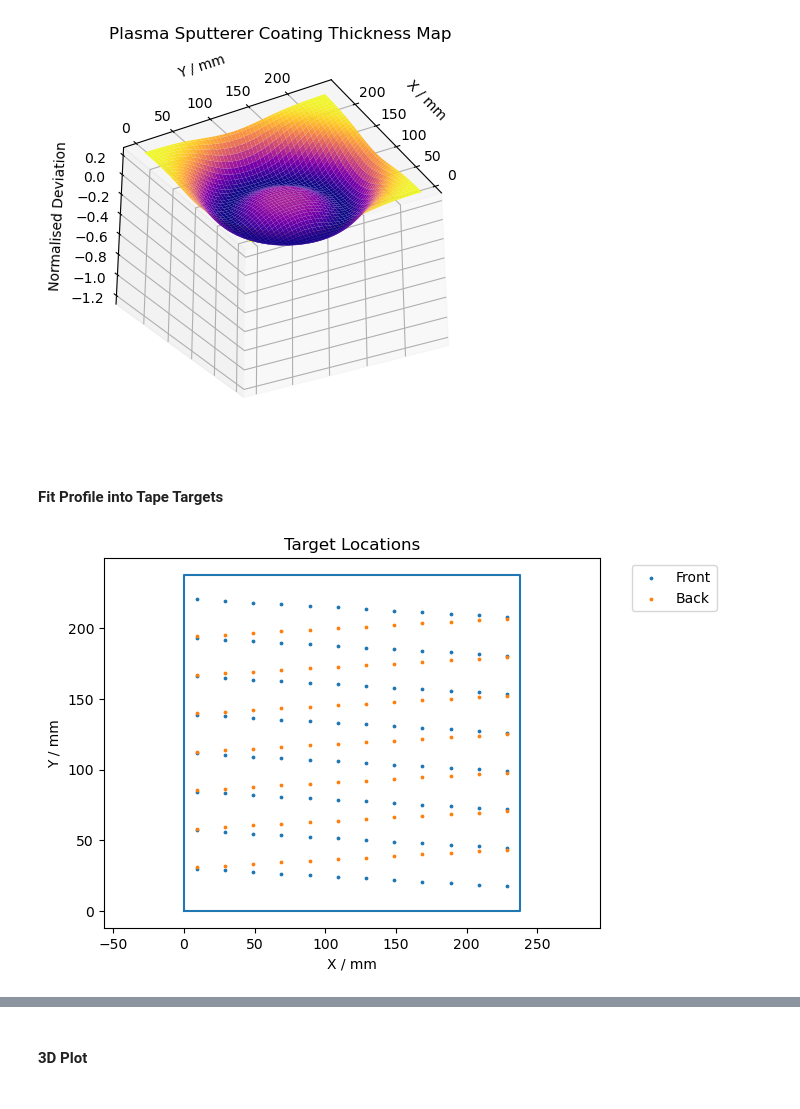
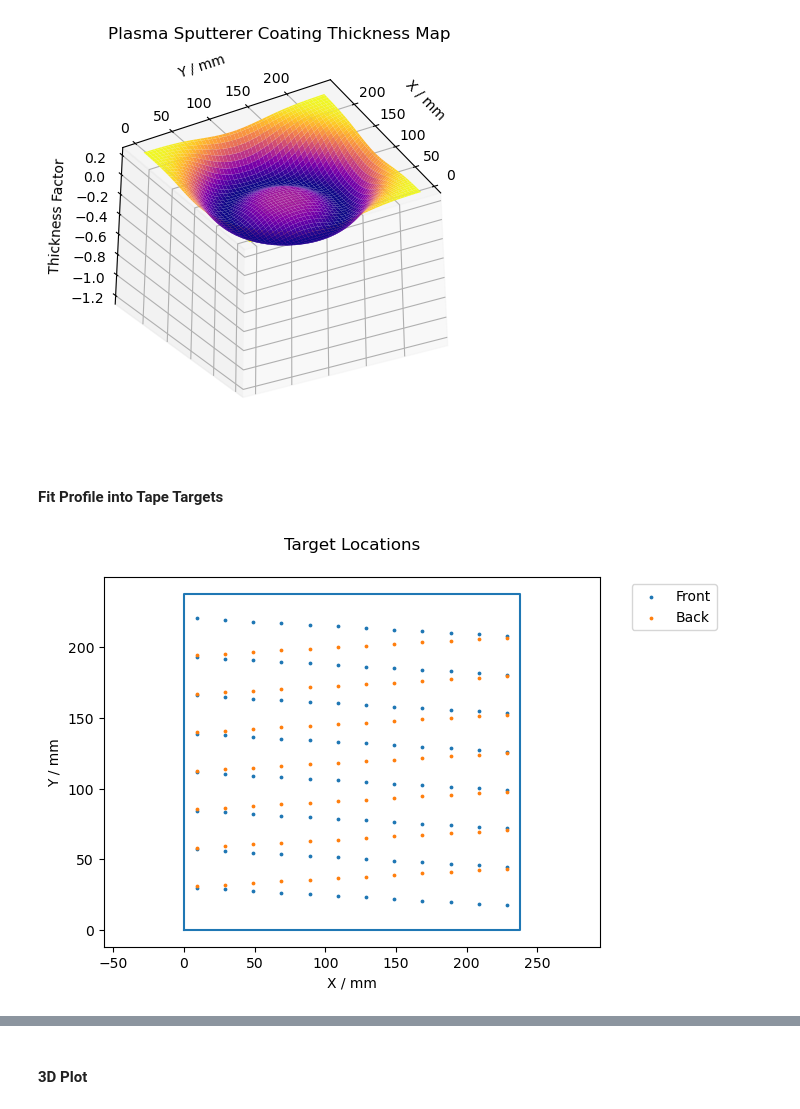
Before and after one commit to ryanlleung/TapeTargetry, a Jupyter notebook: tapeman.ipynb, the cells around one changed output, grey strips where cells are left out. Cells and saved outputs as stored; diff of their text form; code cells hidden in the pictures.

```diff
--- a/tapeman.ipynb
+++ b/tapeman.ipynb
@@ -107,40 +107,40 @@ ax.plot_surface(xx_, yy_, zz_, cmap='plasma', edgecolor='none')
 # Customize the plot
 ax.set_xlabel('X / mm')
 ax.set_ylabel('Y / mm')
-ax.set_zlabel('Normalised Deviation')
+ax.set_zlabel('Thickness Factor')
 ax.set_zlim(-1.25, 0.25)
 ax.set_title('Plasma Sputterer Coating Thickness Map', pad=20)
 
 # Display the plot
 plt.show()
 # %% [output]
-[figure, old version]
+[figure, new version]
 # %% [markdown]
 #### Fit Profile into Tape Targets
 # %%
 # Read the data from the csv file
 front_data = np.genfromtxt("front_data.csv", delimiter=",")
 front_x = front_data[:, 0]
 front_y = -front_data[:, 1] # Flip the y values cause drawing coordinate is upside down
 
 back_data = np.genfromtxt("back_data.csv", delimiter=",")
 back_x = back_data[:, 0]
 back_y = -back_data[:, 1] # Flip the y values cause drawing coordinate is upside down
 
 # Plot a square
 square_x = [0, PLATE_X, PLATE_X, 0, 0]
 square_y = [0, 0, PLATE_Y, PLATE_Y, 0]
 plt.plot(square_x, square_y)
 plt.scatter(-front_x+PLATE_X, front_y, s=3, c='C0', label='Front') # Flip the x values for plotting only
 plt.scatter(back_x, back_y, s=3, c='C1', label='Back')
 plt.xlabel('X / mm')
 plt.ylabel('Y / mm')
 plt.axis("equal")
 plt.legend(bbox_to_anchor=(1.05, 1), loc='upper left')
-plt.title('Target Locations')
+plt.title('Target Locations', pad=20)
 plt.show()
 # %% [output]
-[figure, old version]
+[figure, new version]
 # %%
 # Get distance of targets from center
 front_radii = np.sqrt((front_x - CENTER_X) ** 2 + (front_y - CENTER_Y) ** 2)
```
Also changed, not shown: parts of 8 cells of this notebook, 1 other file.
